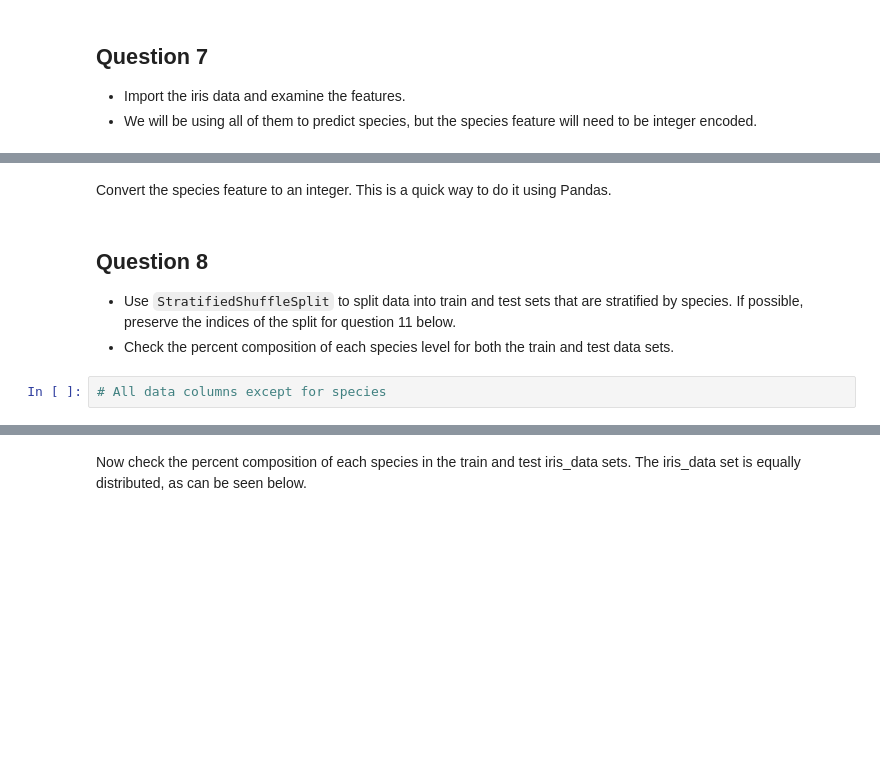
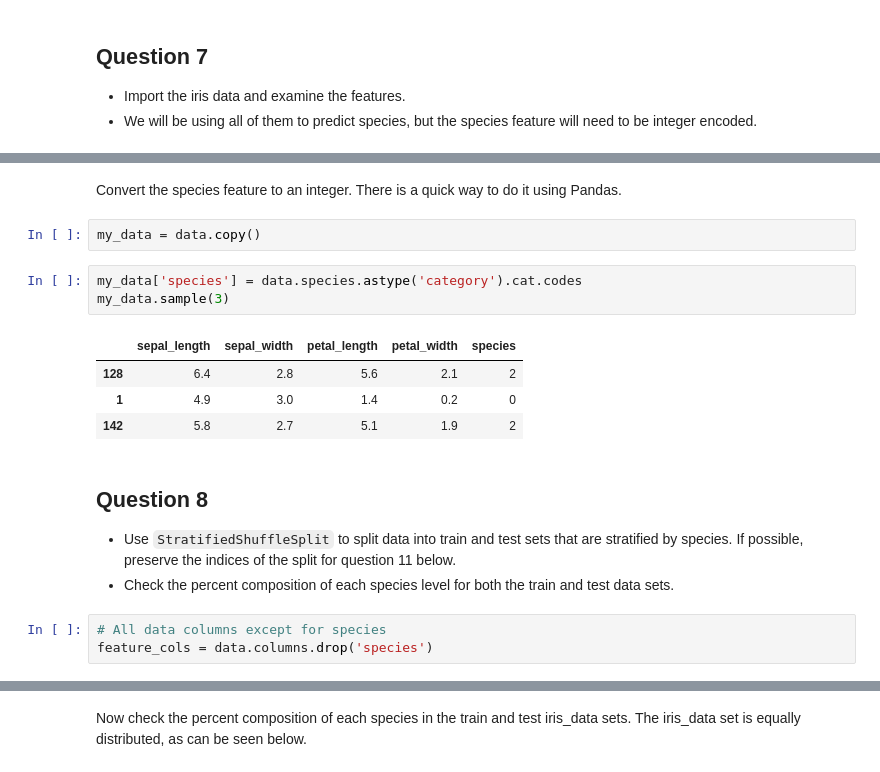
Before and after one commit to olszewskip/Intel_ML_501, a Jupyter notebook: week8/Week8_Decision_Trees_HW.ipynb, the cells around one changed output, grey strips where cells are left out. Cells and saved outputs as stored; diff of their text form; blank space fills up the shorter version.

```diff
--- a/week8/Week8_Decision_Trees_HW.ipynb
+++ b/week8/Week8_Decision_Trees_HW.ipynb
@@ -329,5 +362,15 @@ else:
 # %% [markdown]
-Convert the species feature to an integer. This is a quick way to do it using Pandas.
+Convert the species feature to an integer. There is a quick way to do it using Pandas.
+# %%
+my_data = data.copy()
+# %%
+my_data['species'] = data.species.astype('category').cat.codes
+my_data.sample(3)
+# %% [output]
+|  | sepal_length | sepal_width | petal_length | petal_width | species |
+| 128 | 6.4 | 2.8 | 5.6 | 2.1 | 2 |
+| 1 | 4.9 | 3.0 | 1.4 | 0.2 | 0 |
+| 142 | 5.8 | 2.7 | 5.1 | 1.9 | 2 |
 # %% [markdown]
 ## Question 8
 
@@ -335,3 +378,4 @@ Convert the species feature to an integer. This is a quick way to do it using Pa
 * Check the percent composition of each species level for both the train and test data sets.
 # %%
 # All data columns except for species
+feature_cols = data.columns.drop('species')
```
Also changed, not shown: parts of 25 cells of this notebook.
